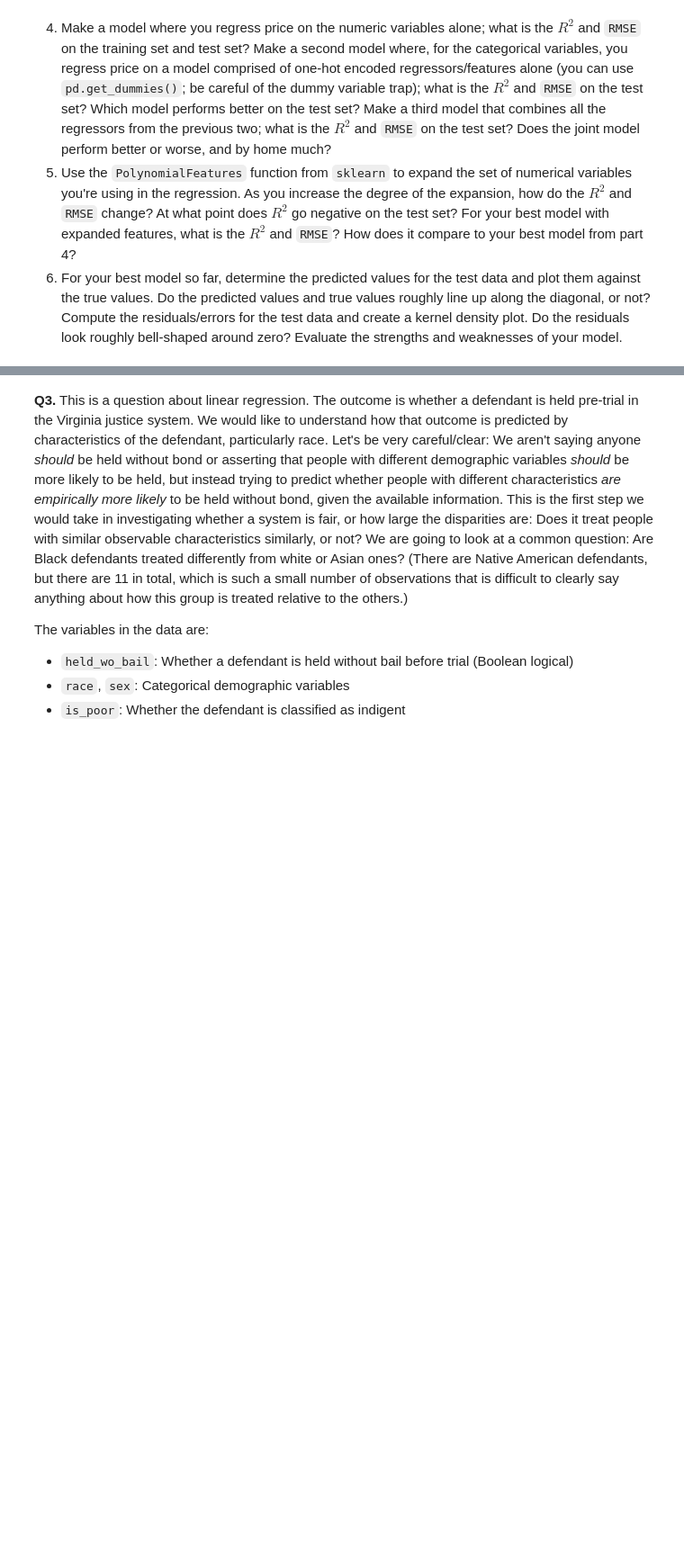
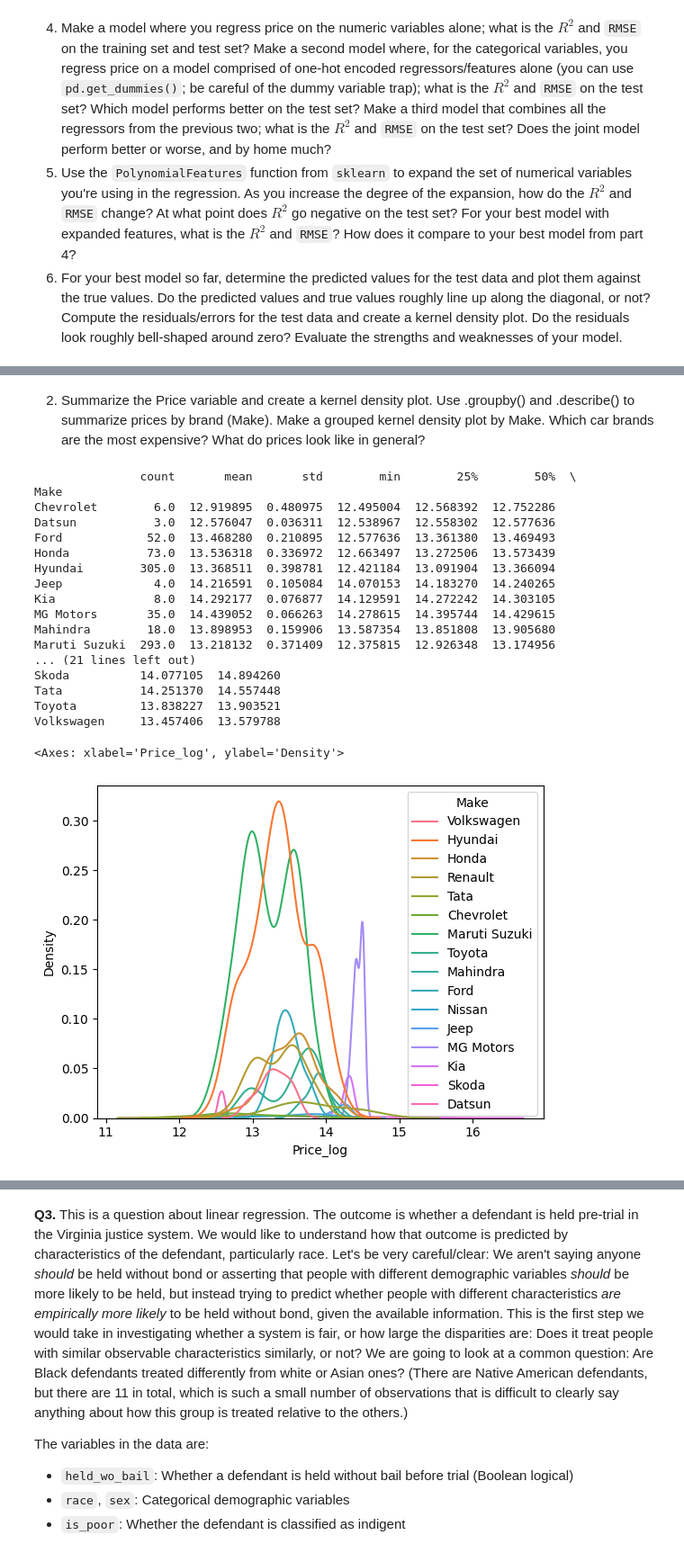
Before and after one commit to awhitehouse1/linearRegression, a Jupyter notebook: assignment.ipynb, the cells around one changed output, grey strips where cells are left out. Shown at 90% size. Saved outputs shown, nothing was run; the diff lists cells and outputs as text; code cells hidden in the pictures; blank space fills up the shorter version.

```diff
--- a/assignment.ipynb
+++ b/assignment.ipynb
@@ -132,0 +143,25 @@ X_train, X_test, y_train, y_test = train_test_split(X,y,test_size=.2,random_stat
+# %% [markdown]
+2. Summarize the Price variable and create a kernel density plot. Use .groupby() and .describe() to summarize prices by brand (Make). Make a grouped kernel density plot by Make. Which car brands are the most expensive? What do prices look like in general?
+# %%
+print(df['Price_log'].groupby(df['Make']).describe())
+sns.kdeplot(data = df, x='Price_log',hue='Make')
+# %% [output]
+               count       mean       std        min        25%        50%  \
+Make
+Chevrolet        6.0  12.919895  0.480975  12.495004  12.568392  12.752286
+Datsun           3.0  12.576047  0.036311  12.538967  12.558302  12.577636
+Ford            52.0  13.468280  0.210895  12.577636  13.361380  13.469493
+Honda           73.0  13.536318  0.336972  12.663497  13.272506  13.573439
+Hyundai        305.0  13.368511  0.398781  12.421184  13.091904  13.366094
+Jeep             4.0  14.216591  0.105084  14.070153  14.183270  14.240265
+Kia              8.0  14.292177  0.076877  14.129591  14.272242  14.303105
+MG Motors       35.0  14.439052  0.066263  14.278615  14.395744  14.429615
+Mahindra        18.0  13.898953  0.159906  13.587354  13.851808  13.905680
+Maruti Suzuki  293.0  13.218132  0.371409  12.375815  12.926348  13.174956
+... (21 lines left out)
+Skoda          14.077105  14.894260
+Tata           14.251370  14.557448
+Toyota         13.838227  13.903521
+Volkswagen     13.457406  13.579788
+<Axes: xlabel='Price_log', ylabel='Density'>
+[figure, added]
```
Also changed, not shown: parts of 11 cells of this notebook.
